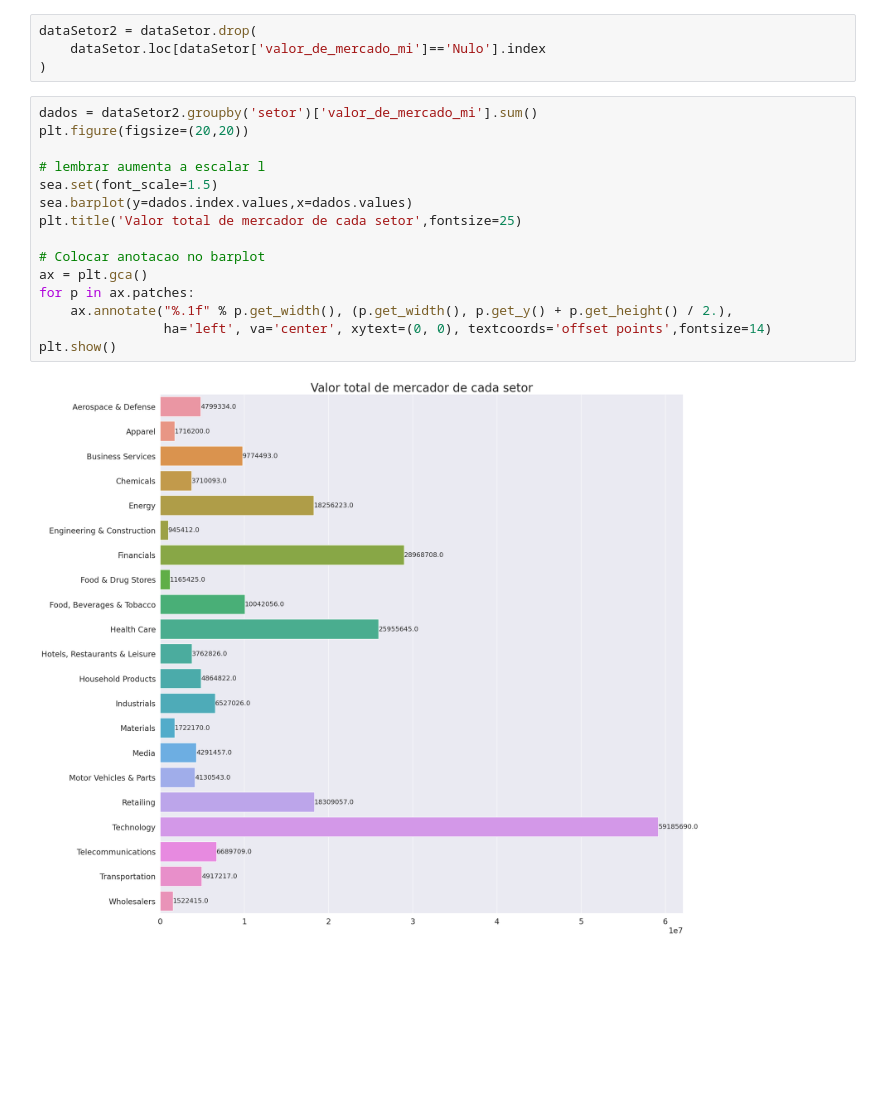
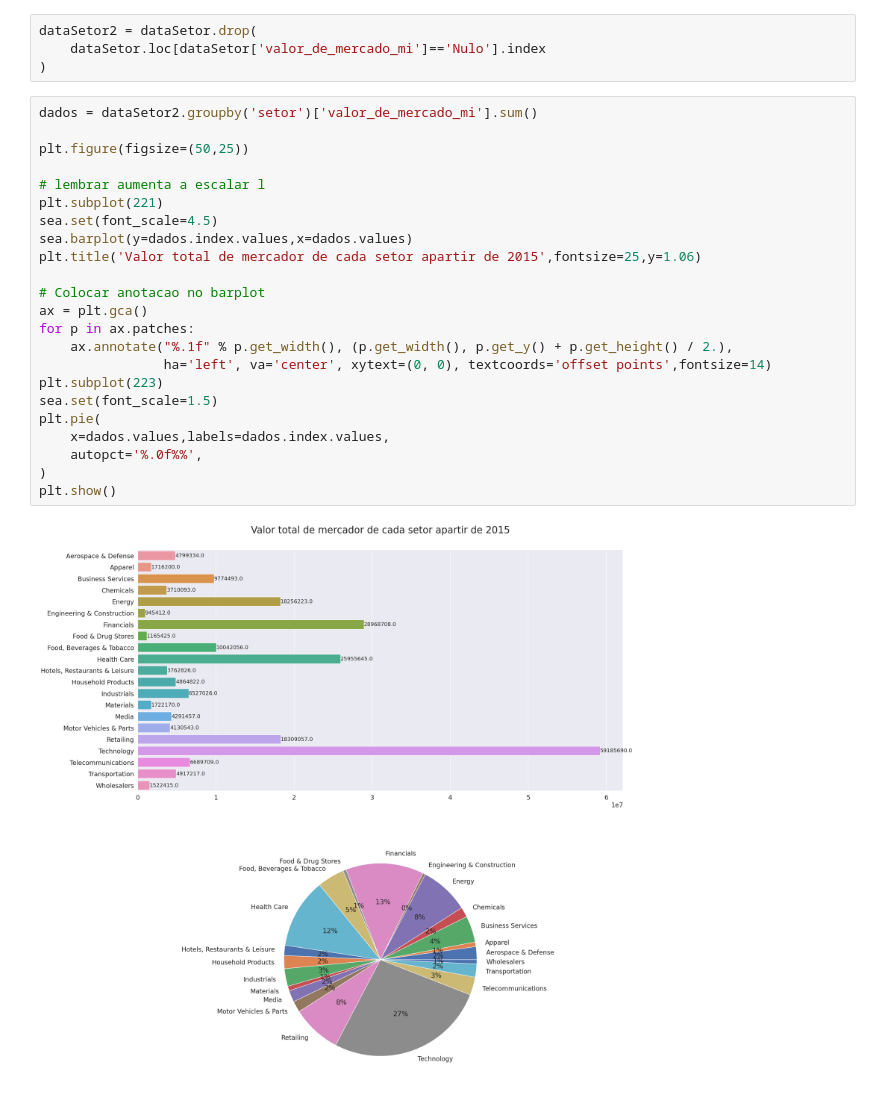
Before and after one commit to kaladabrio2020/AnalisandoFortunas, a Jupyter notebook: Analise.ipynb, the cells around one changed output. Saved outputs shown, nothing was run; the diff lists cells and outputs as text; blank space fills up the shorter version.

```diff
--- a/Analise.ipynb
+++ b/Analise.ipynb
@@ -218,18 +226,26 @@ dataSetor2 = dataSetor.drop(
 )
 # %%
 dados = dataSetor2.groupby('setor')['valor_de_mercado_mi'].sum()
-plt.figure(figsize=(20,20))
+
+plt.figure(figsize=(50,25))
 
 # lembrar aumenta a escalar l
-sea.set(font_scale=1.5)
+plt.subplot(221)
+sea.set(font_scale=4.5)
 sea.barplot(y=dados.index.values,x=dados.values)
-plt.title('Valor total de mercador de cada setor',fontsize=25)
+plt.title('Valor total de mercador de cada setor apartir de 2015',fontsize=25,y=1.06)
 
 # Colocar anotacao no barplot
 ax = plt.gca()
 for p in ax.patches:
     ax.annotate("%.1f" % p.get_width(), (p.get_width(), p.get_y() + p.get_height() / 2.),
                 ha='left', va='center', xytext=(0, 0), textcoords='offset points',fontsize=14)
+plt.subplot(223)
+sea.set(font_scale=1.5)
+plt.pie(
+    x=dados.values,labels=dados.index.values,
+    autopct='%.0f%%',
+)
 plt.show()
 # %% [output]
-[figure, old version]
+[figure, new version]
```
Also changed, not shown: parts of 1 cell of this notebook.
